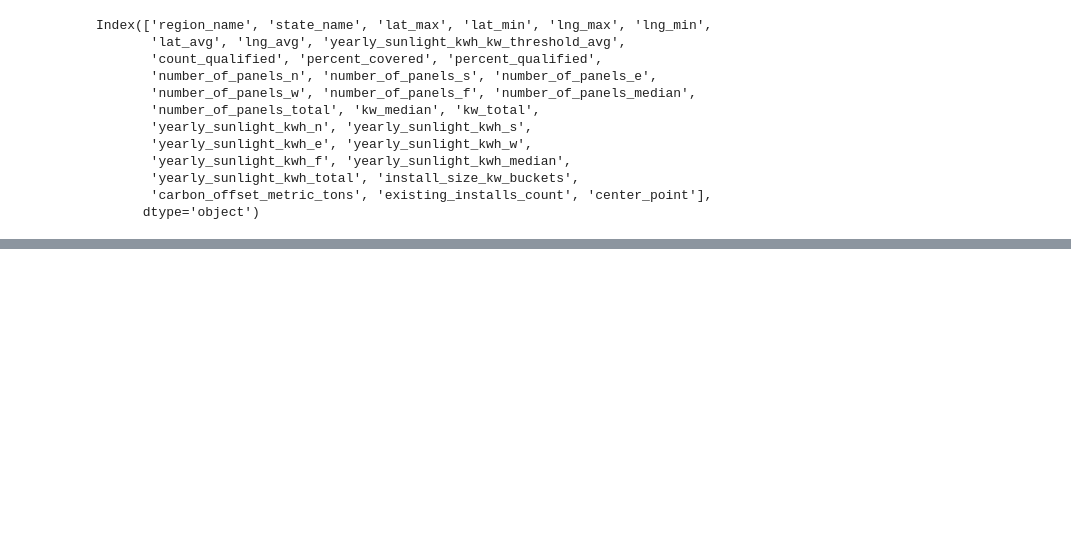
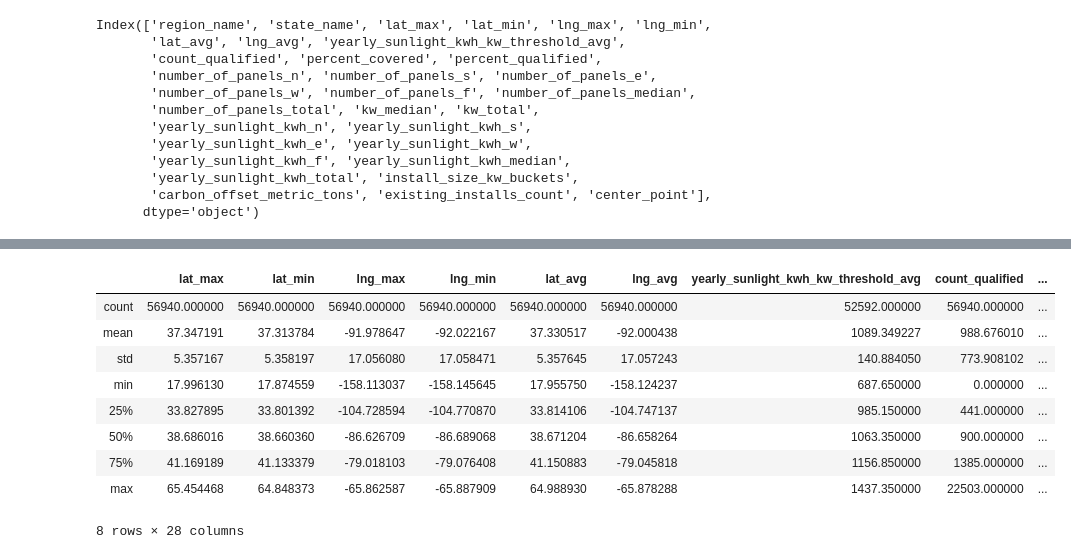
Before and after one commit to marmistead91/Forestry, a Jupyter notebook: Untitled.ipynb, the cells around one changed output, grey strips where cells are left out. Saved outputs shown, nothing was run; the diff lists cells and outputs as text; code cells hidden in the pictures; blank space fills up the shorter version.

```diff
--- a/Untitled.ipynb
+++ b/Untitled.ipynb
@@ -44,0 +96,13 @@ Index(['region_name', 'state_name', 'lat_max', 'lat_min', 'lng_max', 'lng_min',
+# %%
+df.describe()
+# %% [output]
+|  | lat_max | lat_min | lng_max | lng_min | lat_avg | lng_avg | yearly_sunlight_kwh_kw_threshold_avg | count_qualified | ... |
+| count | 56940.000000 | 56940.000000 | 56940.000000 | 56940.000000 | 56940.000000 | 56940.000000 | 52592.000000 | 56940.000000 | ... |
+| mean | 37.347191 | 37.313784 | -91.978647 | -92.022167 | 37.330517 | -92.000438 | 1089.349227 | 988.676010 | ... |
+| std | 5.357167 | 5.358197 | 17.056080 | 17.058471 | 5.357645 | 17.057243 | 140.884050 | 773.908102 | ... |
+| min | 17.996130 | 17.874559 | -158.113037 | -158.145645 | 17.955750 | -158.124237 | 687.650000 | 0.000000 | ... |
+| 25% | 33.827895 | 33.801392 | -104.728594 | -104.770870 | 33.814106 | -104.747137 | 985.150000 | 441.000000 | ... |
+| 50% | 38.686016 | 38.660360 | -86.626709 | -86.689068 | 38.671204 | -86.658264 | 1063.350000 | 900.000000 | ... |
+| 75% | 41.169189 | 41.133379 | -79.018103 | -79.076408 | 41.150883 | -79.045818 | 1156.850000 | 1385.000000 | ... |
+| max | 65.454468 | 64.848373 | -65.862587 | -65.887909 | 64.988930 | -65.878288 | 1437.350000 | 22503.000000 | ... |
+8 rows × 28 columns
```
Also changed, not shown: parts of 9 cells of this notebook.
